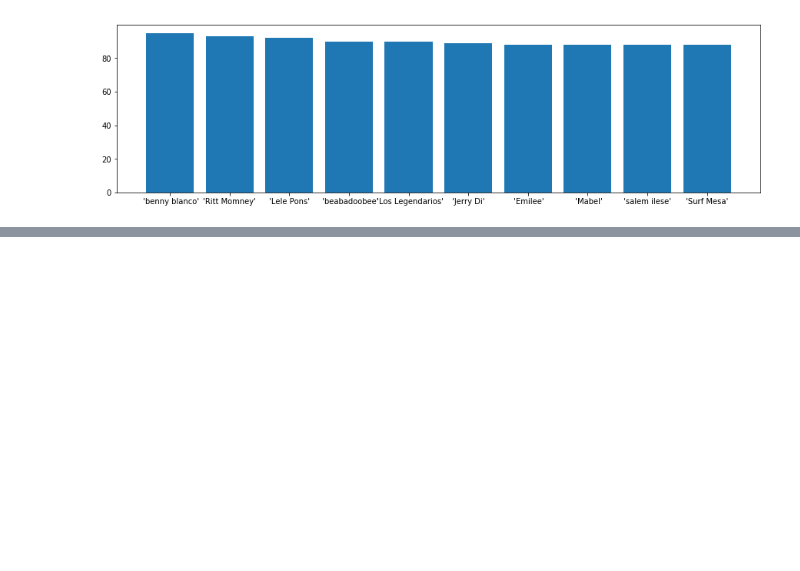
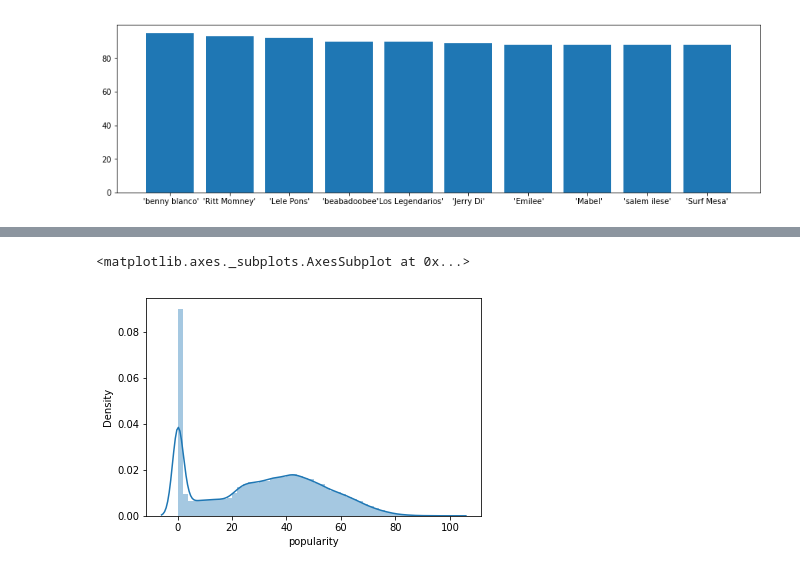
Before and after one commit to jesperhemmingsson/Spotify-EDA, a Jupyter notebook: EDA.ipynb, the cells around one changed output, grey strips where cells are left out. Saved outputs shown, nothing was run; the diff lists cells and outputs as text; code cells hidden in the pictures; blank space fills up the shorter version.

```diff
--- a/EDA.ipynb
+++ b/EDA.ipynb
@@ -134,0 +152,8 @@ plt.bar(df_pop_artists_to_plot.index, df_pop_artists_to_plot.popularity)
+# %%
+# Let's try to predict popularity of a song
+
+# First look how popularity is distributed
+sns.distplot(df_data["popularity"])
+# %% [output]
+<matplotlib.axes._subplots.AxesSubplot at 0x...>
+[figure, added]
```
Also changed, not shown: parts of 6 cells of this notebook.
